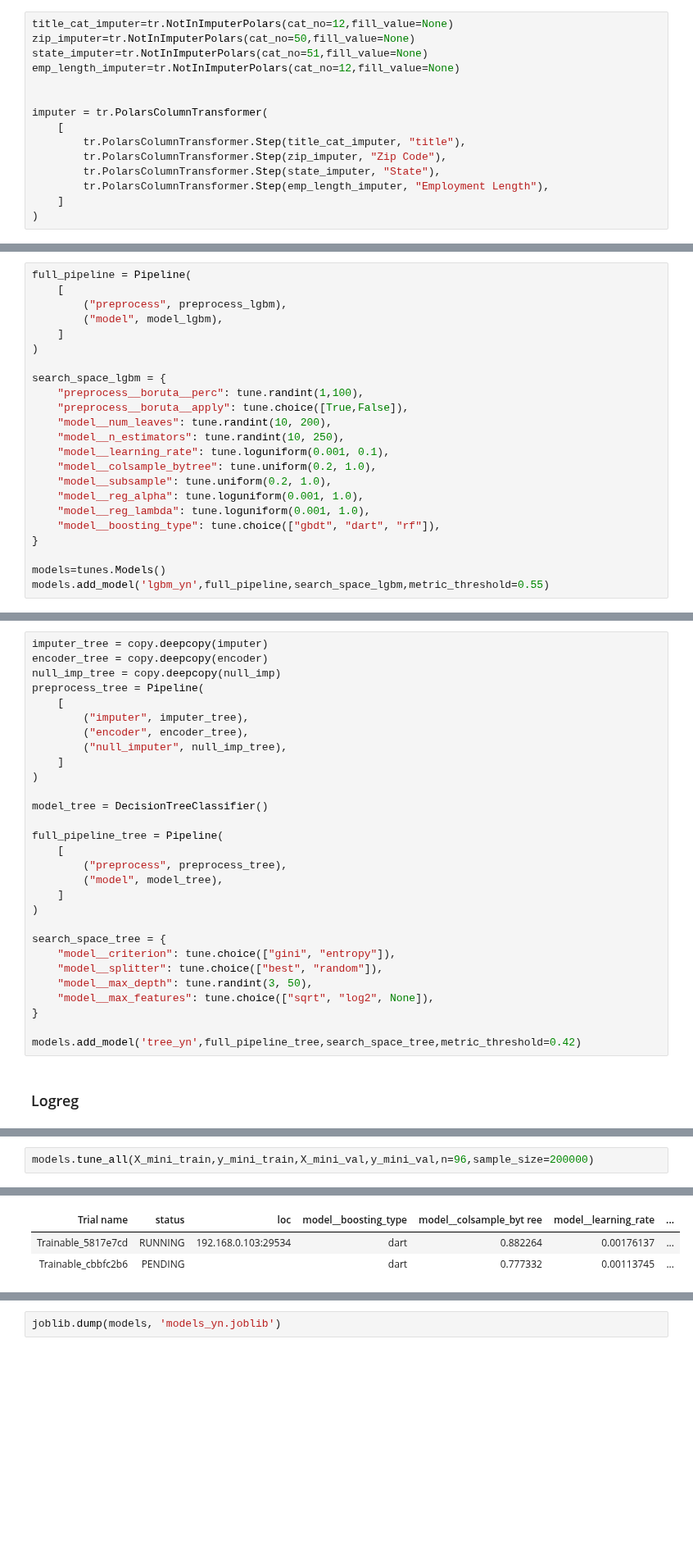
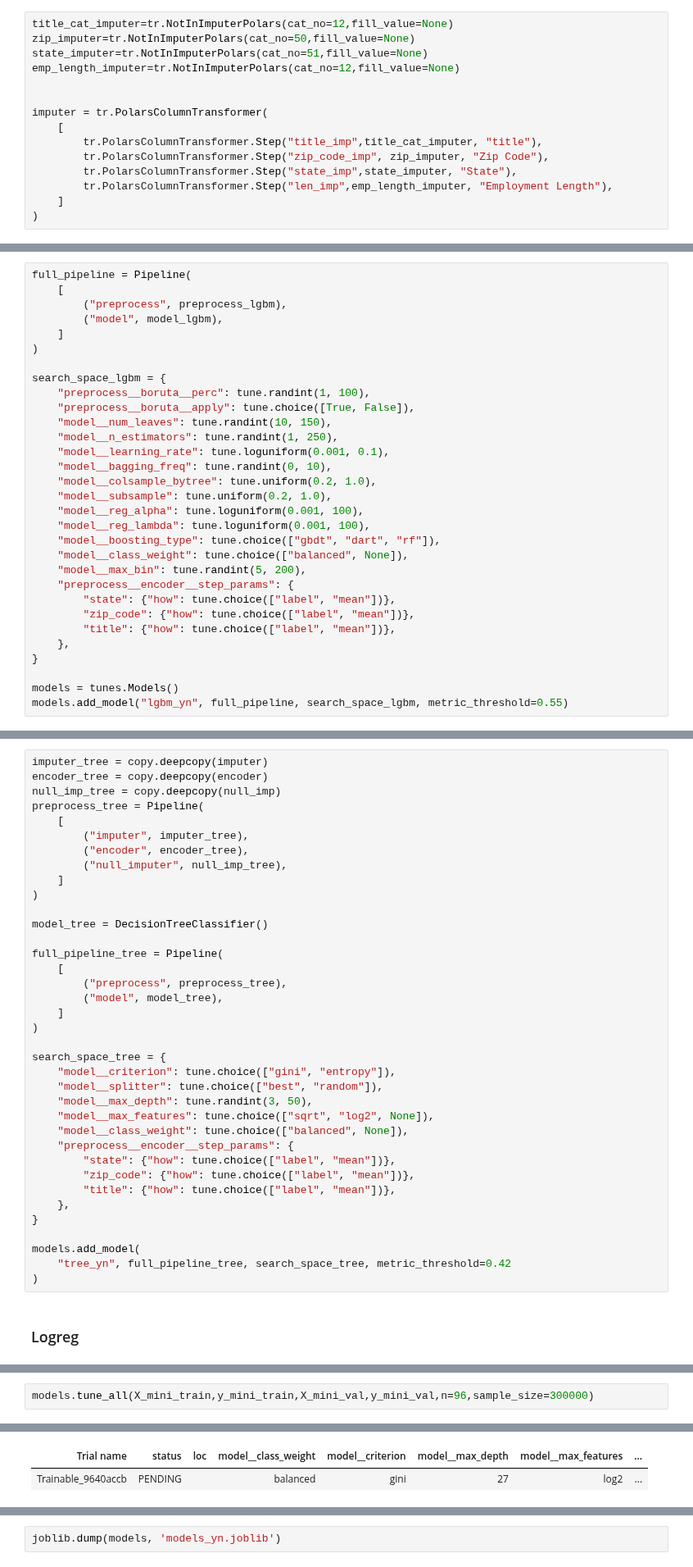
Before and after one commit to gediminas-skvarnavicius/lending-club, a Jupyter notebook: model_1_accepted_rejected.ipynb, the cells around one changed output, grey strips where cells are left out. Shown at 82% size. Cells and saved outputs as stored; diff of their text form; blank space fills up the shorter version.

```diff
--- a/model_1_accepted_rejected.ipynb
+++ b/model_1_accepted_rejected.ipynb
@@ -83,10 +82,10 @@ emp_length_imputer=tr.NotInImputerPolars(cat_no=12,fill_value=None)
 
 imputer = tr.PolarsColumnTransformer(
     [
-        tr.PolarsColumnTransformer.Step(title_cat_imputer, "title"),
-        tr.PolarsColumnTransformer.Step(zip_imputer, "Zip Code"),
-        tr.PolarsColumnTransformer.Step(state_imputer, "State"),
-        tr.PolarsColumnTransformer.Step(emp_length_imputer, "Employment Length"),
+        tr.PolarsColumnTransformer.Step("title_imp",title_cat_imputer, "title"),
+        tr.PolarsColumnTransformer.Step("zip_code_imp", zip_imputer, "Zip Code"),
+        tr.PolarsColumnTransformer.Step("state_imp",state_imputer, "State"),
+        tr.PolarsColumnTransformer.Step("len_imp",emp_length_imputer, "Employment Length"),
     ]
 )
 # %% [markdown]
@@ -148,20 +147,28 @@ full_pipeline = Pipeline(
 )
 
 search_space_lgbm = {
-    "preprocess__boruta__perc": tune.randint(1,100),
-    "preprocess__boruta__apply": tune.choice([True,False]),
-    "model__num_leaves": tune.randint(10, 200),
-    "model__n_estimators": tune.randint(10, 250),
+    "preprocess__boruta__perc": tune.randint(1, 100),
+    "preprocess__boruta__apply": tune.choice([True, False]),
+    "model__num_leaves": tune.randint(10, 150),
+    "model__n_estimators": tune.randint(1, 250),
     "model__learning_rate": tune.loguniform(0.001, 0.1),
+    "model__bagging_freq": tune.randint(0, 10),
     "model__colsample_bytree": tune.uniform(0.2, 1.0),
     "model__subsample": tune.uniform(0.2, 1.0),
-    "model__reg_alpha": tune.loguniform(0.001, 1.0),
-    "model__reg_lambda": tune.loguniform(0.001, 1.0),
+    "model__reg_alpha": tune.loguniform(0.001, 100),
+    "model__reg_lambda": tune.loguniform(0.001, 100),
     "model__boosting_type": tune.choice(["gbdt", "dart", "rf"]),
+    "model__class_weight": tune.choice(["balanced", None]),
+    "model__max_bin": tune.randint(5, 200),
+    "preprocess__encoder__step_params": {
+        "state": {"how": tune.choice(["label", "mean"])},
+        "zip_code": {"how": tune.choice(["label", "mean"])},
+        "title": {"how": tune.choice(["label", "mean"])},
+    },
 }
 
-models=tunes.Models()
-models.add_model('lgbm_yn',full_pipeline,search_space_lgbm,metric_threshold=0.55)
+models = tunes.Models()
+models.add_model("lgbm_yn", full_pipeline, search_space_lgbm, metric_threshold=0.55)
 # %% [markdown]
 ### Tree
 # %%
@@ -190,9 +197,17 @@ search_space_tree = {
     "model__splitter": tune.choice(["best", "random"]),
     "model__max_depth": tune.randint(3, 50),
     "model__max_features": tune.choice(["sqrt", "log2", None]),
+    "model__class_weight": tune.choice(["balanced", None]),
+    "preprocess__encoder__step_params": {
+        "state": {"how": tune.choice(["label", "mean"])},
+        "zip_code": {"how": tune.choice(["label", "mean"])},
+        "title": {"how": tune.choice(["label", "mean"])},
+    },
 }
 
-models.add_model('tree_yn',full_pipeline_tree,search_space_tree,metric_threshold=0.42)
+models.add_model(
+    "tree_yn", full_pipeline_tree, search_space_tree, metric_threshold=0.42
+)
 # %% [markdown]
 ### Logreg
 # %%
@@ -240,4 +275,4 @@ ray.get_gpu_ids()
 # %%
-models.tune_all(X_mini_train,y_mini_train,X_mini_val,y_mini_val,n=96,sample_size=200000)
+models.tune_all(X_mini_train,y_mini_train,X_mini_val,y_mini_val,n=96,sample_size=300000)
 # %% [output]
 Tune Status
@@ -250,4 +285,3 @@ Logical resource usage: 1.0/12 CPUs, 1.0/1 GPUs (0.0/1.0 accelerator_type:G)
 Trial Status
-| Trial name | status | loc | model__boosting_type | model__colsample_byt ree | model__learning_rate | ... |
-| Trainable_5817e7cd | RUNNING | 192.168.0.103:29534 | dart | 0.882264 | 0.00176137 | ... |
-| Trainable_cbbfc2b6 | PENDING |  | dart | 0.777332 | 0.00113745 | ... |
+| Trial name | status | loc | model__class_weight | model__criterion | model__max_depth | model__max_features | ... |
+| Trainable_9640accb | PENDING |  | balanced | gini | 27 | log2 | ... |
```
Also changed, not shown: parts of 19 cells of this notebook, 10 other files.
